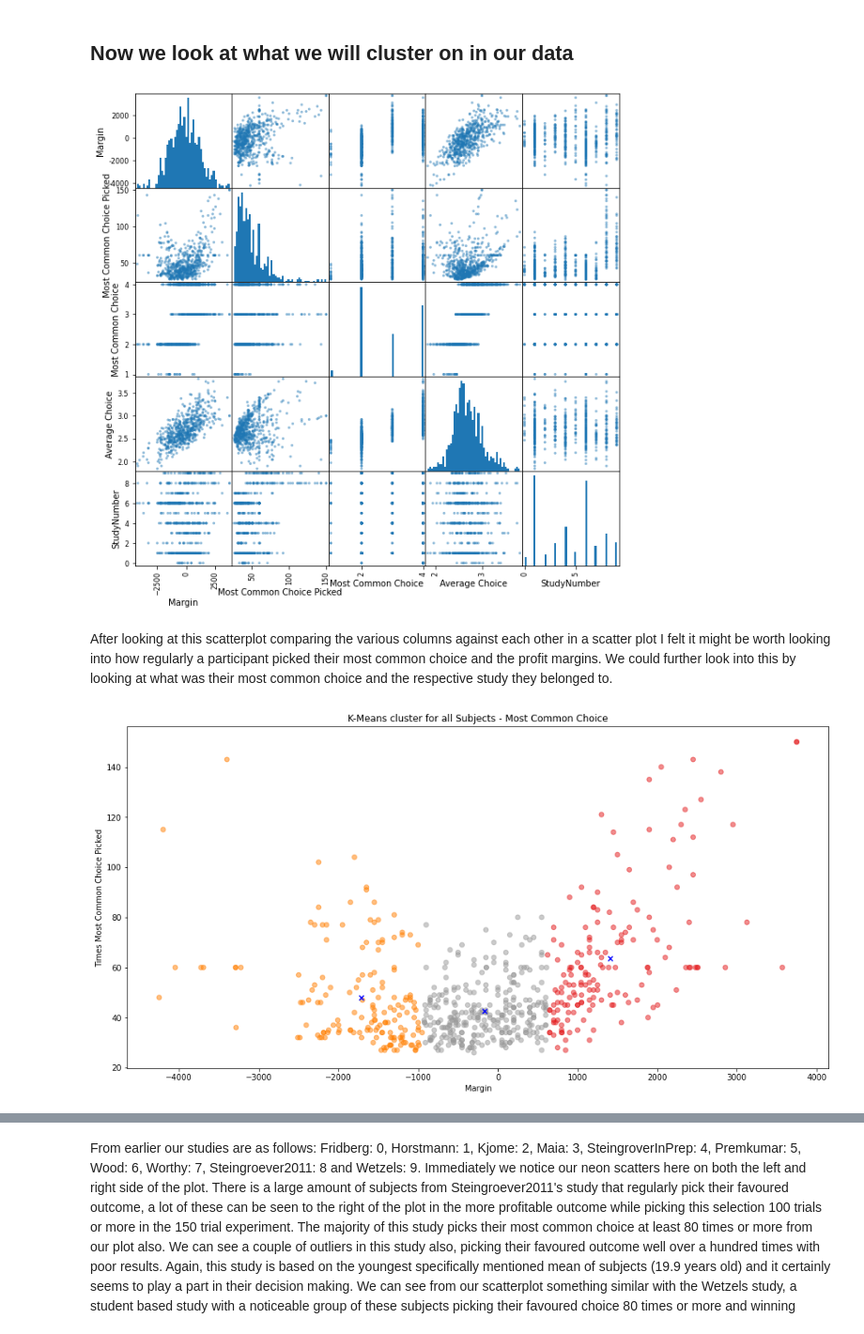
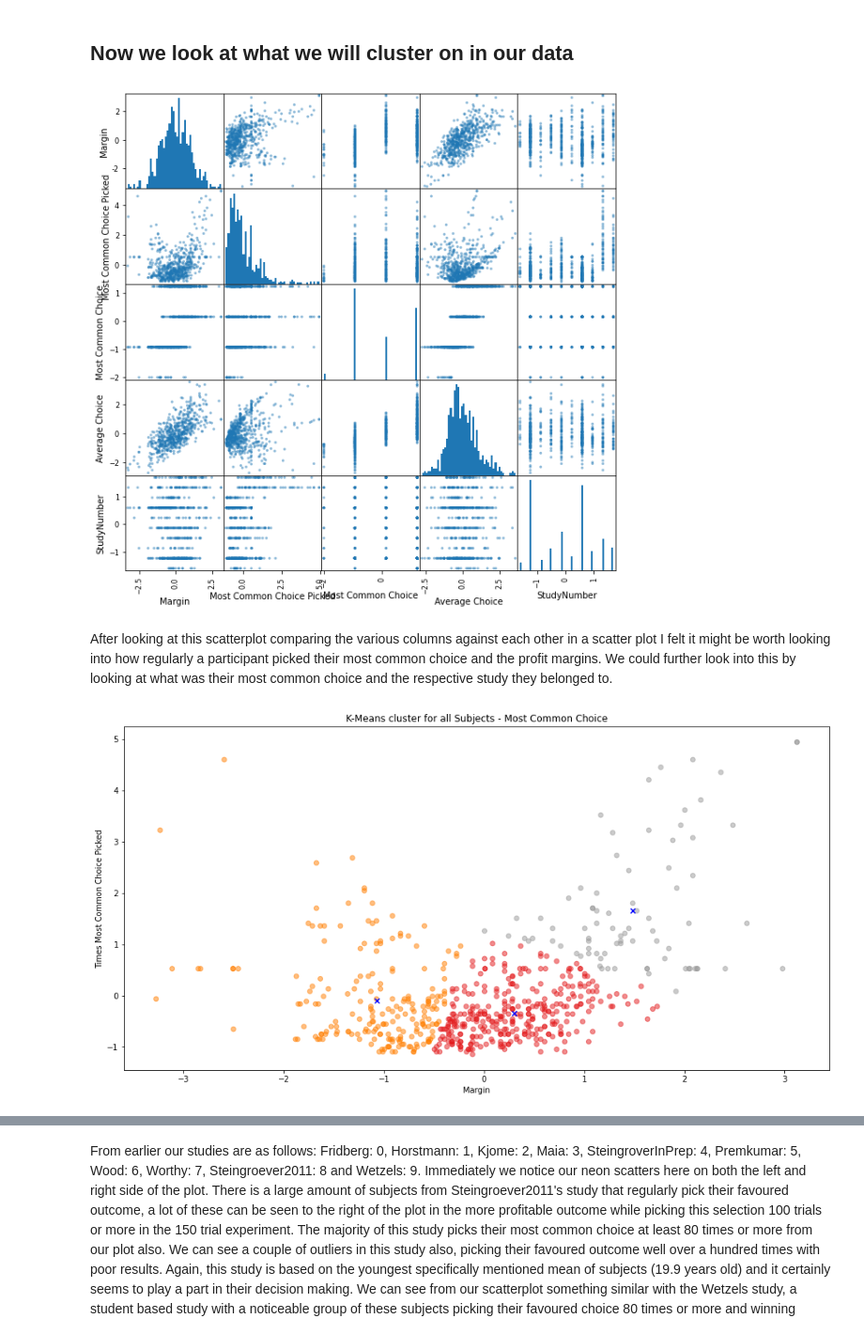
Before and after one commit to kiansweeney11/ca4015-assignment-1, a Jupyter notebook: clustering.ipynb, the cells around one changed output, grey strips where cells are left out. Shown at 94% size. Saved outputs shown, nothing was run; the diff lists cells and outputs as text; code cells hidden in the pictures.

Commit message:
change-standardized

```diff
--- a/clustering.ipynb
+++ b/clustering.ipynb
@@ -46,7 +46,7 @@ $$
 
 In the formula above from [here](https://towardsdatascience.com/unsupervised-learning-techniques-using-python-k-means-and-silhouette-score-for-clustering-d6dd1f30b660) bi represents the shortest mean distance between a point to all points in any other cluster of which i is not a part whereas ai is the mean distance of i and all data points from the same cluster.
 # %%
-joined = pd.read_csv('Data/cleaned_all.csv', index_col='Unnamed: 0')
-joined.head()
+standard = pd.read_csv('data/standardized_all.csv', index_col='Unnamed: 0')
+standard.head()
 # %% [output]
 |  | Margin | Most Common Choice Picked | Most Common Choice | Average Choice | StudyNumber |
@@ -58,14 +58,14 @@ joined.head()
 # %%
 for n in range(2, 11):
-    km = KMeans(n_clusters=n, random_state=42)
+    km = KMeans(n_clusters=n)
 #
 # Fit the KMeans model
 # Have to pick subset of columns as Study column is in string format
-    km.fit_predict(joined)
+    km.fit_predict(standard)
 #
 # Calculate Silhoutte Score
 #
-    score = silhouette_score(joined, km.labels_, metric='euclidean')
+    score = silhouette_score(standard, km.labels_, metric='euclidean')
 #
 # Print the score
 #
@@ -83,10 +83,10 @@ N = 10 Silhouette Score: 0.541
 # %% [markdown]
 #### Elbow Method
 # %%
-distortions_joined = []
+distortions_joined_st = []
 for k in K:
     kmeanModel = KMeans(n_clusters=k)
-    kmeanModel.fit(joined)
-    distortions_joined.append(kmeanModel.inertia_)
+    kmeanModel.fit(standard)
+    distortions_joined_st.append(kmeanModel.inertia_)
 # %%
 plt.figure(figsize=(16,8))
@@ -102,10 +102,10 @@ Looking at our elbow method and silhouette scores for the dataset as whole we ca
 # %% [markdown]
 ## Now we look at what we will cluster on in our data
 # %%
-pd.plotting.scatter_matrix(joined, figsize=(10,10), hist_kwds=dict(bins=50), cmap="Set1")
+pd.plotting.scatter_matrix(standard, figsize=(10,10), hist_kwds=dict(bins=50), cmap="Set1")
 plt.show()
 # %% [output]
-[figure, old version]
+[figure, new version]
 # %% [markdown]
 After looking at this scatterplot comparing the various columns against each other in a scatter plot I felt it might be worth looking into how regularly a participant picked their most common choice and the profit margins. We could further look into this by looking at what was their most common choice and the respective study they belonged to.
 # %%
@@ -114,12 +114,12 @@ centroids_betas_joined = kmeans_margin_joined.cluster_centers_
 # %%
 plt.figure(figsize=(16,8))
-plt.scatter(joined['Margin'], joined['Most Common Choice Picked'], c= kmeans_margin_joined.labels_, cmap = "Set1", alpha=0.5)
-plt.scatter(centroids_betas_joined[:, 0], centroids_betas_joined[:, 1], c='blue', marker='x')
+plt.scatter(standard['Margin'], standard['Most Common Choice Picked'], c= kmeans_margin_standard.labels_, cmap = "Set1", alpha=0.5)
+plt.scatter(centroids_betas_standard[:, 0], centroids_betas_standard[:, 1], c='blue', marker='x')
 plt.title('K-Means cluster for all Subjects - Most Common Choice')
 plt.xlabel('Margin')
 plt.ylabel('Times Most Common Choice Picked')
 plt.show()
 # %% [output]
-[figure, old version]
+[figure, new version]
 # %%
 plt.figure(figsize=(16,8))
```
Also changed, not shown: parts of 8 cells of this notebook, 8 other files.
